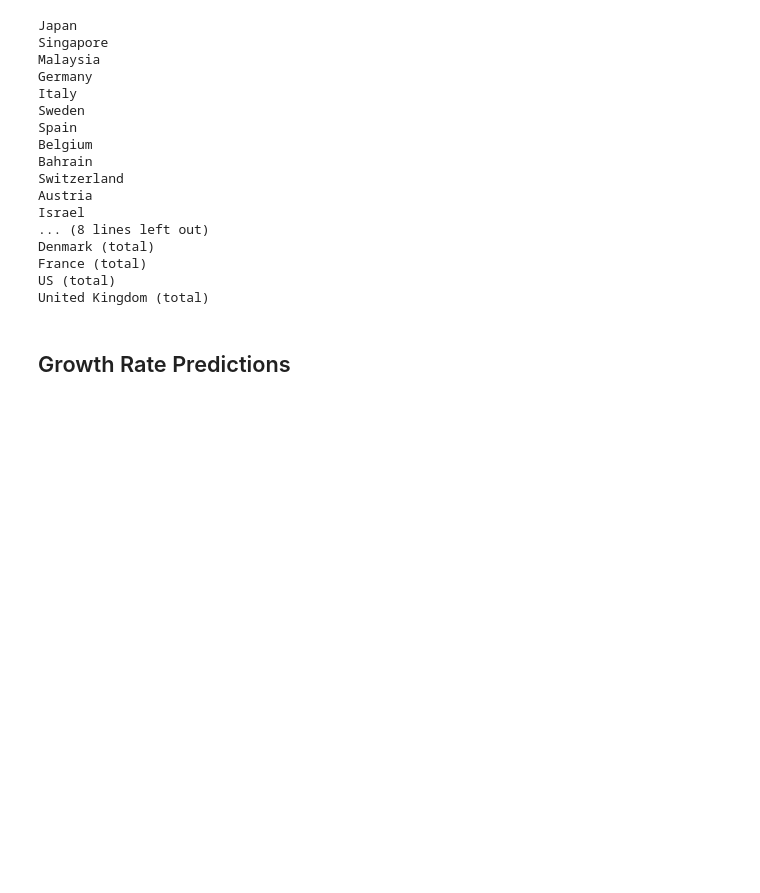
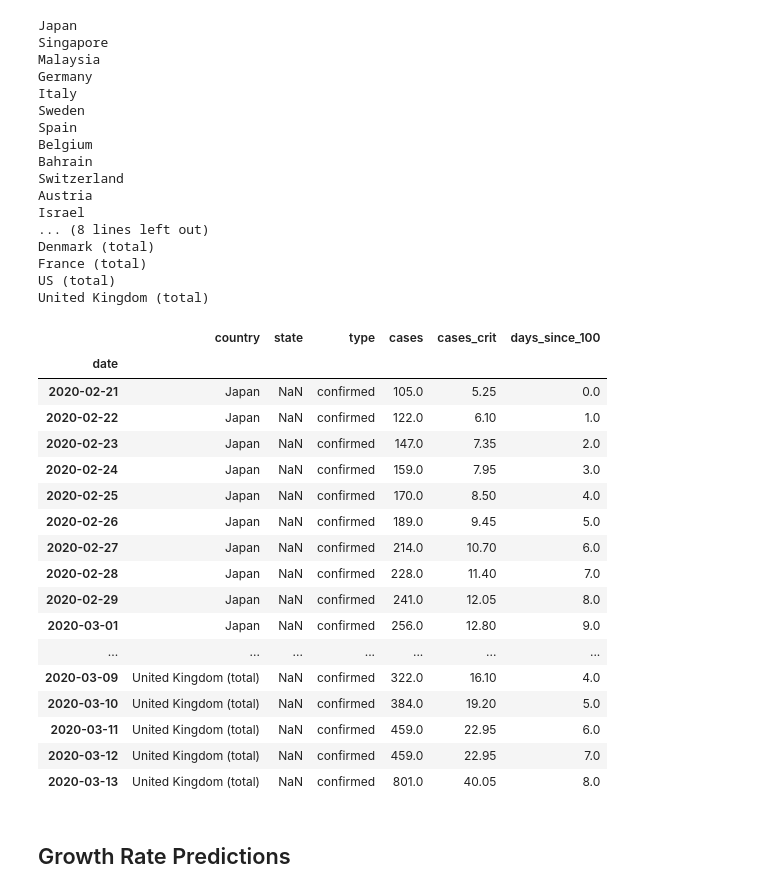
Before and after one commit to bensonlee5/covid19, a Jupyter notebook: covid19_growth_bayes.ipynb, the cells around one changed output. Saved outputs shown, nothing was run; the diff lists cells and outputs as text; code cells hidden in the pictures; blank space fills up the shorter version.

```diff
--- a/covid19_growth_bayes.ipynb
+++ b/covid19_growth_bayes.ipynb
@@ -89,3 +27,5 @@ abbrev_us_state = dict(map(reversed, us_state_abbrev.items()))
+# %%
+pd.set_option('display.max_rows', 500)
 # %% [markdown]
 ## Data
 # %%
@@ -187,6 +110,27 @@ Denmark (total)
 France (total)
 US (total)
 United Kingdom (total)
+# %%
+df_sign
+# %% [output]
+|  | country | state | type | cases | cases_crit | days_since_100 |
+| date |  |  |  |  |  |  |
+| 2020-02-21 | Japan | NaN | confirmed | 105.0 | 5.25 | 0.0 |
+| 2020-02-22 | Japan | NaN | confirmed | 122.0 | 6.10 | 1.0 |
+| 2020-02-23 | Japan | NaN | confirmed | 147.0 | 7.35 | 2.0 |
+| 2020-02-24 | Japan | NaN | confirmed | 159.0 | 7.95 | 3.0 |
+| 2020-02-25 | Japan | NaN | confirmed | 170.0 | 8.50 | 4.0 |
+| 2020-02-26 | Japan | NaN | confirmed | 189.0 | 9.45 | 5.0 |
+| 2020-02-27 | Japan | NaN | confirmed | 214.0 | 10.70 | 6.0 |
+| 2020-02-28 | Japan | NaN | confirmed | 228.0 | 11.40 | 7.0 |
+| 2020-02-29 | Japan | NaN | confirmed | 241.0 | 12.05 | 8.0 |
+| 2020-03-01 | Japan | NaN | confirmed | 256.0 | 12.80 | 9.0 |
+| ... | ... | ... | ... | ... | ... | ... |
+| 2020-03-09 | United Kingdom (total) | NaN | confirmed | 322.0 | 16.10 | 4.0 |
+| 2020-03-10 | United Kingdom (total) | NaN | confirmed | 384.0 | 19.20 | 5.0 |
+| 2020-03-11 | United Kingdom (total) | NaN | confirmed | 459.0 | 22.95 | 6.0 |
+| 2020-03-12 | United Kingdom (total) | NaN | confirmed | 459.0 | 22.95 | 7.0 |
+| 2020-03-13 | United Kingdom (total) | NaN | confirmed | 801.0 | 40.05 | 8.0 |
 # %% [markdown]
 ## Growth Rate Predictions
 # %%
```
Also changed, not shown: parts of 9 cells of this notebook, 2 other files.
